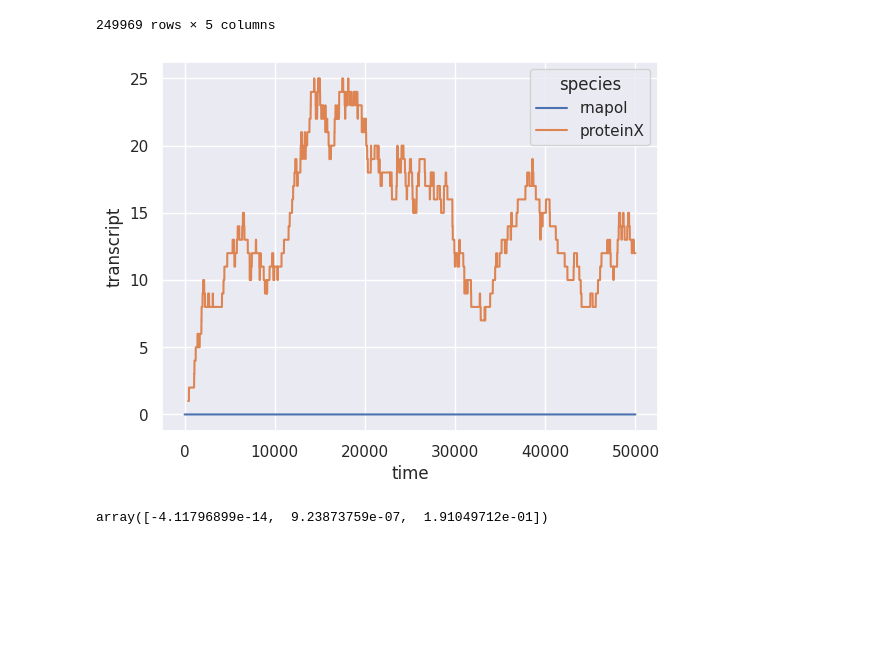
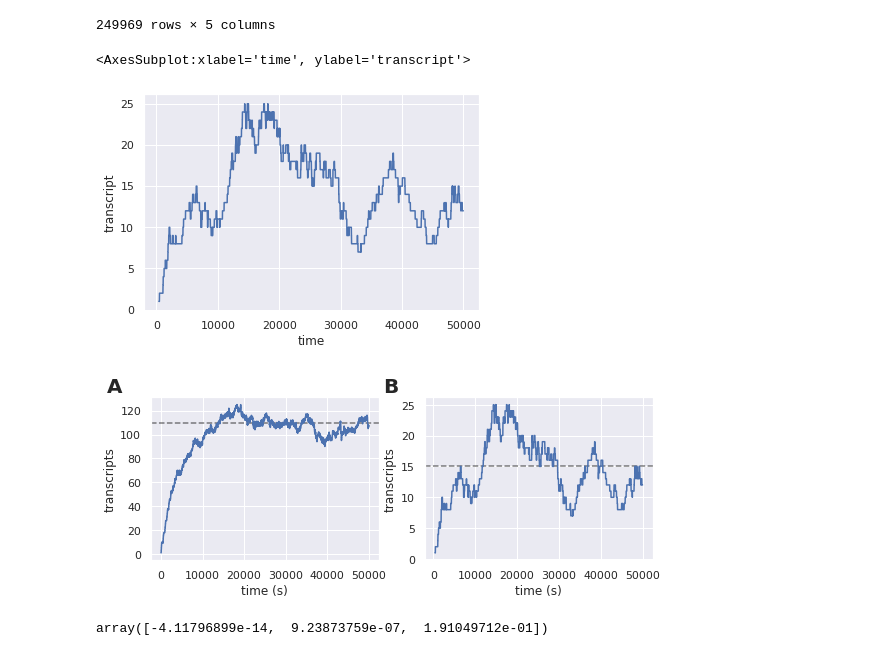
Before and after one commit to alexismhill3/tRNA-dynamics, a Jupyter notebook: quant_analysis/Untitled.ipynb, the cells around one changed output. Cells and saved outputs as stored; diff of their text form; code cells hidden in the pictures; blank space fills up the shorter version.

```diff
--- a/quant_analysis/Untitled.ipynb
+++ b/quant_analysis/Untitled.ipynb
@@ -51,11 +52,37 @@ df_2
 | 249968 | 49999.999205 | rnapol | 9.0 | 0.0 | 0.0 |
 249969 rows × 5 columns
 # %%
-df_2_species = df_2[(df_2.species == "proteinX") | (df_2.species == "rnapol")]
-sns.lineplot(data = df_2_species, x = "time", y = "transcript", hue="species")
-plt.savefig(f"pol_10_low_binding_with_pol.png")
+df_2_species = df_2[(df_2.species == "proteinX")]
+sns.lineplot(data = df_2_species, x = "time", y = "transcript")
+#plt.savefig(f"pol_10_low_binding_with_pol.png")
 # %% [output]
+<AxesSubplot:xlabel='time', ylabel='transcript'>
-[figure, old version]
+[figure, new version]
+# %%
+f = plt.figure(figsize=(9, 3))
+gs = f.add_gridspec(1, 2)
+
+with sns.axes_style("darkgrid"):
+    ax = f.add_subplot(gs[0, 0])
+    ax.axhline(110, ls='--', color="black", alpha=0.5)
+    sns.lineplot(data = df_species, x = "time", y = "transcript")
+    ax.text(-0.19, 1.03, "A", transform=ax.transAxes,
+            size=20, weight='bold')
+    ax.set_xlabel("time (s)")
+    ax.set_ylabel("transcripts")
+
+with sns.axes_style("darkgrid"):
+    ax = f.add_subplot(gs[0, 1])
+    ax.axhline(15, ls='--', color="black", alpha=0.5)
+    sns.lineplot(data = df_2_species, x = "time", y = "transcript")
+    ax.text(-0.18, 1.03, "B", transform=ax.transAxes,
+            size=20, weight='bold')
+    ax.set_xlabel("time (s)")
+    ax.set_ylabel("transcripts")
+
+plt.savefig("pol_10_all.png", bbox_inches="tight")
+# %% [output]
+[figure, added]
 # %%
 df = pd.read_csv("polymerases.csv")
 # %%
```
Also changed, not shown: parts of 1 cell of this notebook, 1 other file.
